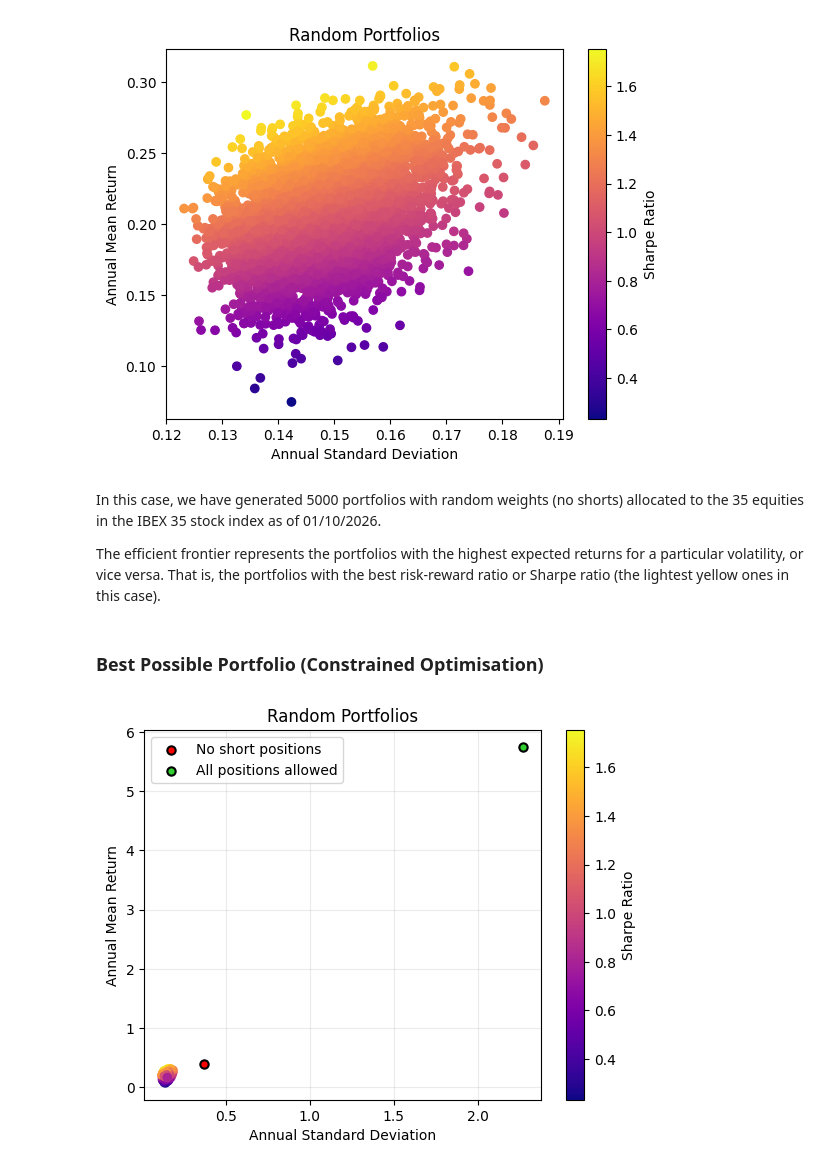
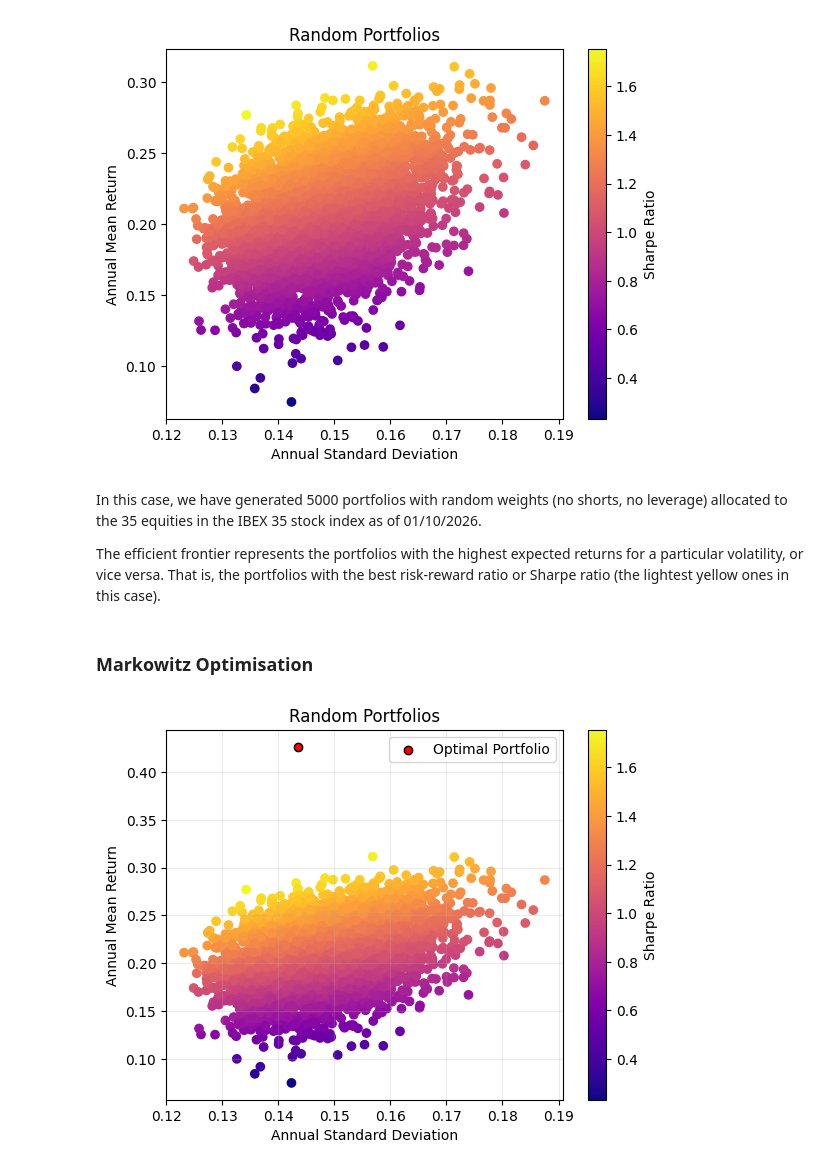
Before and after one commit to jamieterroba/ibex35-portfolio-optimisation, a Jupyter notebook: notebooks/main.ipynb, the cells around one changed output. Drawn from its saved outputs; the diff is of its cells as text; code cells hidden in the pictures.

```diff
--- a/notebooks/main.ipynb
+++ b/notebooks/main.ipynb
@@ -38,66 +37,51 @@ plt.show()
 # %% [output]
 [figure]
 # %% [markdown]
-In this case, we have generated 5000 portfolios with random weights (no shorts) allocated to the 35 equities in the IBEX 35 stock index as of 01/10/2026.
+In this case, we have generated 5000 portfolios with random weights (no shorts, no leverage) allocated to the 35 equities in the IBEX 35 stock index as of 01/10/2026.
 
 The efficient frontier represents the portfolios with the highest expected returns for a particular volatility, or vice versa. That is, the portfolios with the best risk-reward ratio or Sharpe ratio (the lightest yellow ones in this case).
 # %% [markdown]
-### **Best Possible Portfolio (Constrained Optimisation)**
+### **Markowitz Optimisation**
 # %%
 # Negative Sharpe Function
 def negative_sharpe_optimisation(weights):
-    numerator = (mean_daily_returns @ weights) - risk_free_rate
+    numerator = (mean_daily_returns @ weights) - (risk_free_rate/trading_days)
     denominator = np.sqrt(weights @ covar_daily_returns @ weights)
     return -numerator / denominator
 
-# Other constraints
+# Constraints
 cons = ({'type': 'eq', 'fun': lambda weights: np.sum(weights) - 1})
 weights_0 = np.ones(num_assets) / num_assets
 args = ()
+bounds = [(0, 1)] * num_assets # No short positions, no leverage
 
-# No short positions
-bounds = [(0, 1)] * num_assets
+# Result of the optimisation
 result = sco.minimize(negative_sharpe_optimisation, weights_0, method='SLSQP', bounds=bounds, constraints=cons, args=args)
 weights_no_shorts = pd.Series(result.x).to_numpy()
 
-## Calculate metrics for the no short positions portfolio
-no_shorts_daily_returns = daily_returns @ weights_no_shorts.T
-no_shorts_mean_daily = no_shorts_daily_returns.mean()
-no_shorts_mean_annual = no_shorts_mean_daily * trading_days
-no_shorts_std_daily = no_shorts_daily_returns.std()
-no_shorts_std_annual = no_shorts_std_daily * np.sqrt(trading_days)
-no_shorts_sharpe = ((no_shorts_mean_annual - risk_free_rate) / no_shorts_std_annual)
+## Calculate metrics for the optimal portfolio
+optimal_daily_returns = daily_returns @ weights_no_shorts.T
+optimal_mean_daily = optimal_daily_returns.mean()
+optimal_mean_annual = optimal_mean_daily * trading_days
+optimal_std_daily = optimal_daily_returns.std()
+optimal_std_annual = optimal_std_daily * np.sqrt(trading_days)
+optimal_sharpe = ((optimal_mean_annual - risk_free_rate) / optimal_std_annual)
 
-# All positions (shorts included, no leverage)
-bounds = [(-1, 1)] * num_assets
-result = sco.minimize(negative_sharpe_optimisation, weights_0, method='SLSQP', bounds=bounds, constraints=cons, args=args)
-weights_all_positions = pd.Series(result.x).to_numpy()
-
-## Calculate metrics for the all positions portfolio
-all_positions_daily_returns = daily_returns @ weights_all_positions.T
-all_positions_mean_daily = all_positions_daily_returns.mean()
-all_positions_mean_annual = all_positions_mean_daily * trading_days
-all_positions_std_daily = all_positions_daily_returns.std()
-all_positions_std_annual = all_positions_std_daily * np.sqrt(trading_days)
-all_positions_sharpe = ((all_positions_mean_annual - risk_free_rate) / all_positions_std_annual)
 
 # Plot graphs
 
 ## 5,000 random portfolios
-scatter = plt.scatter(random_std_annual, random_mean_annual, c=random_sharpe_ratios, cmap="plasma")
+random_scatter = plt.scatter(random_std_annual, random_mean_annual, c=random_sharpe_ratios, cmap='plasma')
 
 ## Maximum-Sharpe portfolio: no short positions
-plt.scatter(no_shorts_std_annual, no_shorts_mean_annual, color="red", marker="o",edgecolors="black", linewidths=1.5, label="No short positions")
+plt.scatter(optimal_std_annual, optimal_mean_annual, color="red", marker="o",edgecolors="black", linewidths=1, label="Optimal Portfolio")
 
-## Maximum-Sharpe portfolio: short positions allowed
-plt.scatter(all_positions_std_annual, all_positions_mean_annual, color="limegreen",marker="o",edgecolors="black",linewidths=1.5,label="All positions allowed")
-
+plt.colorbar(random_scatter, label='Sharpe Ratio')
 plt.xlabel("Annual Standard Deviation")
 plt.ylabel("Annual Mean Return")
 plt.title("Random Portfolios")
-plt.colorbar(scatter, label="Sharpe Ratio")
 plt.legend()
 plt.grid(alpha=0.25)
 plt.show()
 # %% [output]
-[figure, old version]
+[figure, new version]
```
Also changed, not shown: parts of 15 cells of this notebook, 2 other files.
